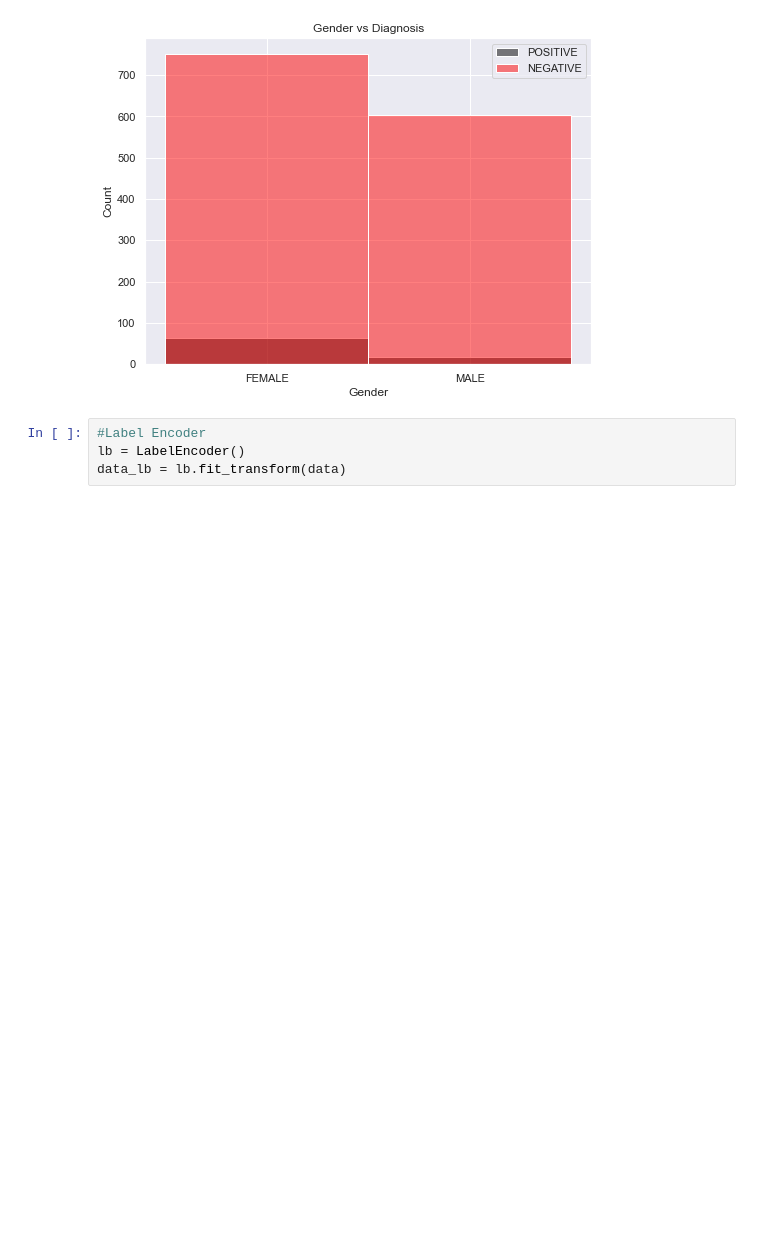
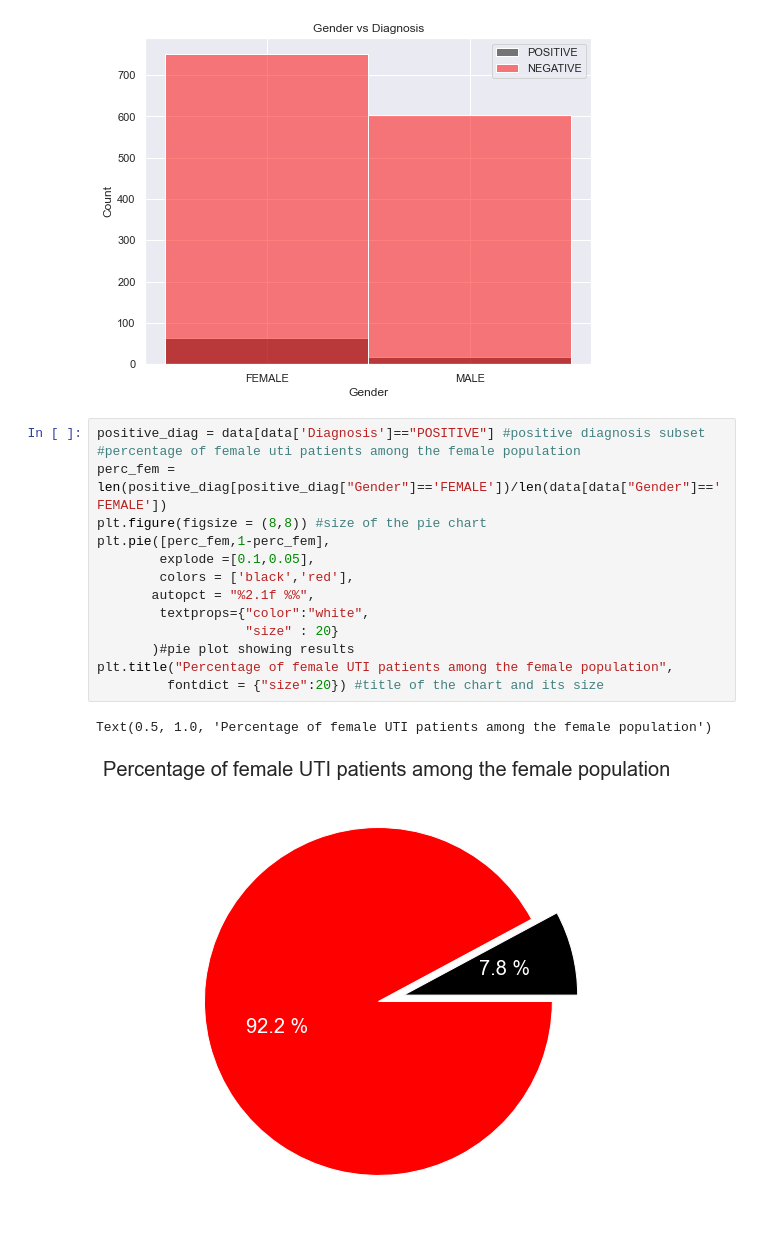
Before and after one commit to FavourAkumute/UTI-detection, a Jupyter notebook: UTI_detection.ipynb, the cells around one changed output. Cells and saved outputs as stored; diff of their text form; blank space fills up the shorter version.

```diff
--- a/UTI_detection.ipynb
+++ b/UTI_detection.ipynb
@@ -60,7 +57,20 @@ plt.title("Gender vs Diagnosis")
 plt.show()
 # %% [output]
 [figure]
-# %%
-#Label Encoder
-lb = LabelEncoder()
-data_lb = lb.fit_transform(data)
+# %%
+positive_diag = data[data['Diagnosis']=="POSITIVE"] #positive diagnosis subset
+#percentage of female uti patients among the female population
+perc_fem = len(positive_diag[positive_diag["Gender"]=='FEMALE'])/len(data[data["Gender"]=='FEMALE'])
+plt.figure(figsize = (8,8)) #size of the pie chart
+plt.pie([perc_fem,1-perc_fem],
+        explode =[0.1,0.05],
+        colors = ['black','red'],
+       autopct = "%2.1f %%",
+        textprops={"color":"white",
+                   "size" : 20}
+       )#pie plot showing results
+plt.title("Percentage of female UTI patients among the female population",
+         fontdict = {"size":20}) #title of the chart and its size
+# %% [output]
+Text(0.5, 1.0, 'Percentage of female UTI patients among the female population')
+[figure, added]
```
Also changed, not shown: parts of 12 cells of this notebook.
